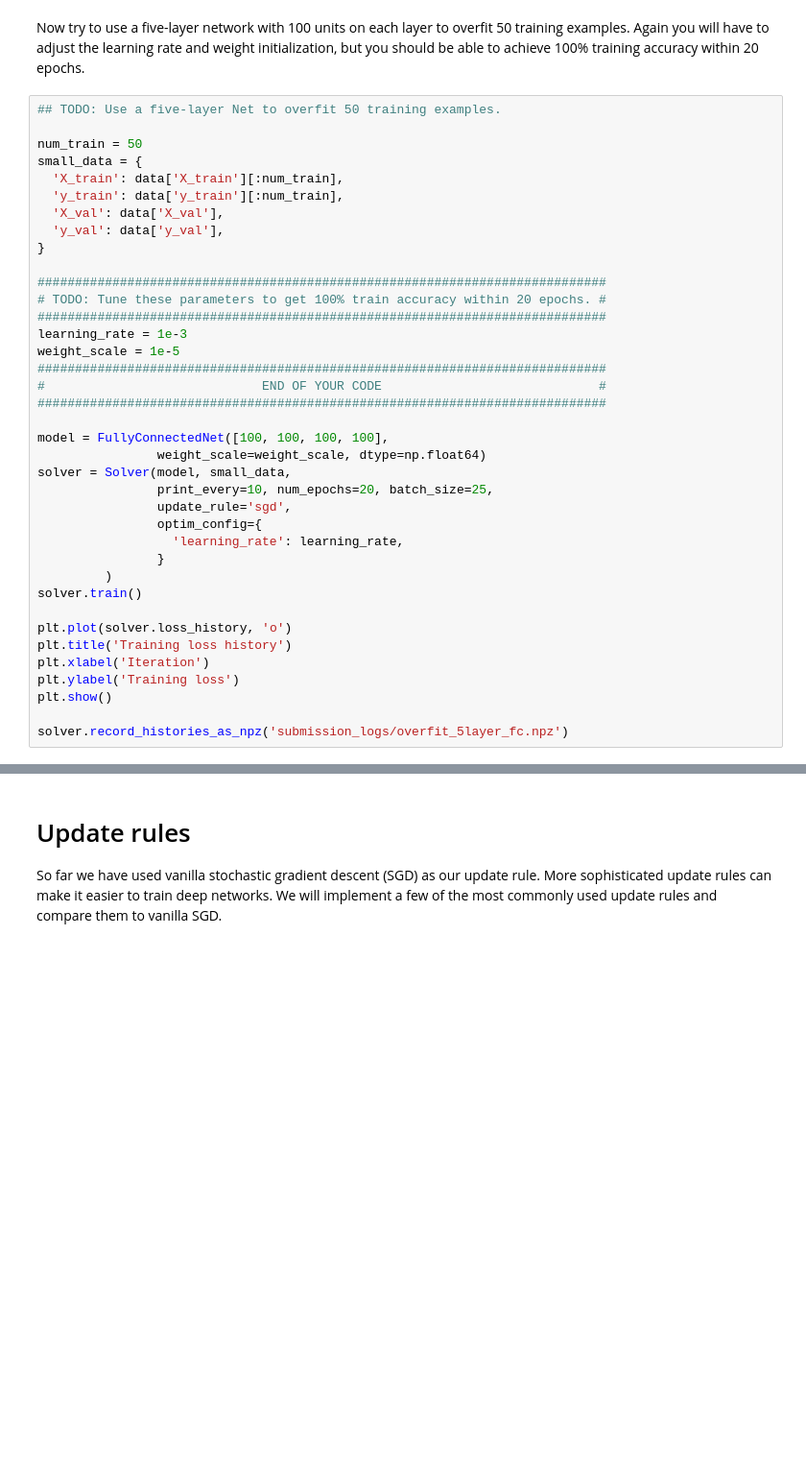
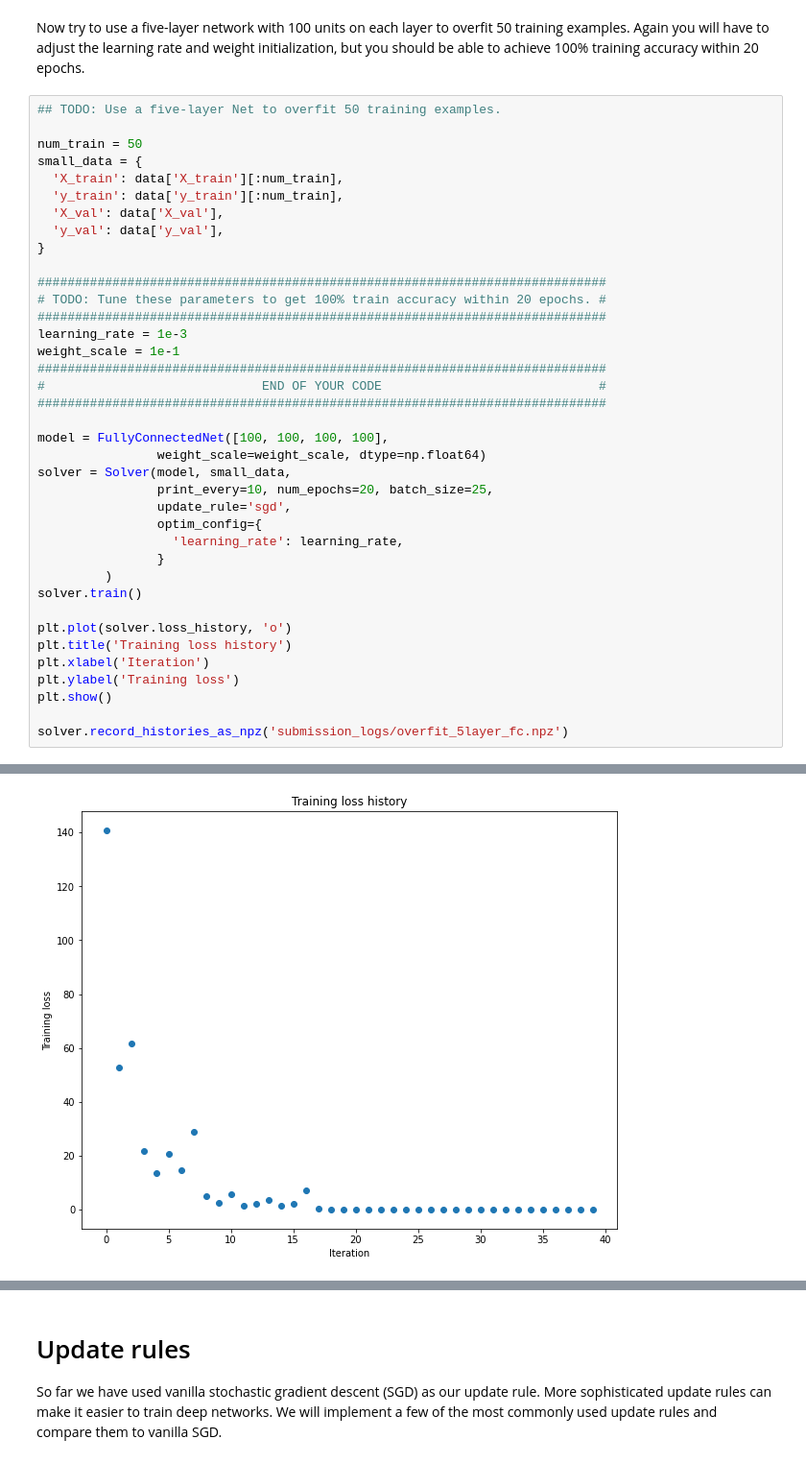
Before and after one commit to PKUfudawei/CS182, a Jupyter notebook: homework/hw1/FullyConnectedNets.ipynb, the cells around one changed output, grey strips where cells are left out. Shown at 96% size. Saved outputs shown, nothing was run; the diff lists cells and outputs as text; blank space fills up the shorter version.

```diff
--- a/homework/hw1/FullyConnectedNets.ipynb
+++ b/homework/hw1/FullyConnectedNets.ipynb
@@ -452,7 +488,7 @@ small_data = {
 # TODO: Tune these parameters to get 100% train accuracy within 20 epochs. #
 ############################################################################
 learning_rate = 1e-3
-weight_scale = 1e-5
+weight_scale = 1e-1
 ############################################################################
 #                             END OF YOUR CODE                             #
 ############################################################################
@@ -475,3 +511,4 @@ plt.ylabel('Training loss')
 plt.show()
 
 solver.record_histories_as_npz('submission_logs/overfit_5layer_fc.npz')
+# %% [output]
@@ -478,3 +532,4 @@ solver.record_histories_as_npz('submission_logs/overfit_5layer_fc.npz')
+[figure, added]
 # %% [markdown]
 # Inline question:
 Did you notice anything about the comparative difficulty of training the three-layer net vs training the five layer net?
```
Also changed, not shown: parts of 15 cells of this notebook, 9 other files.
